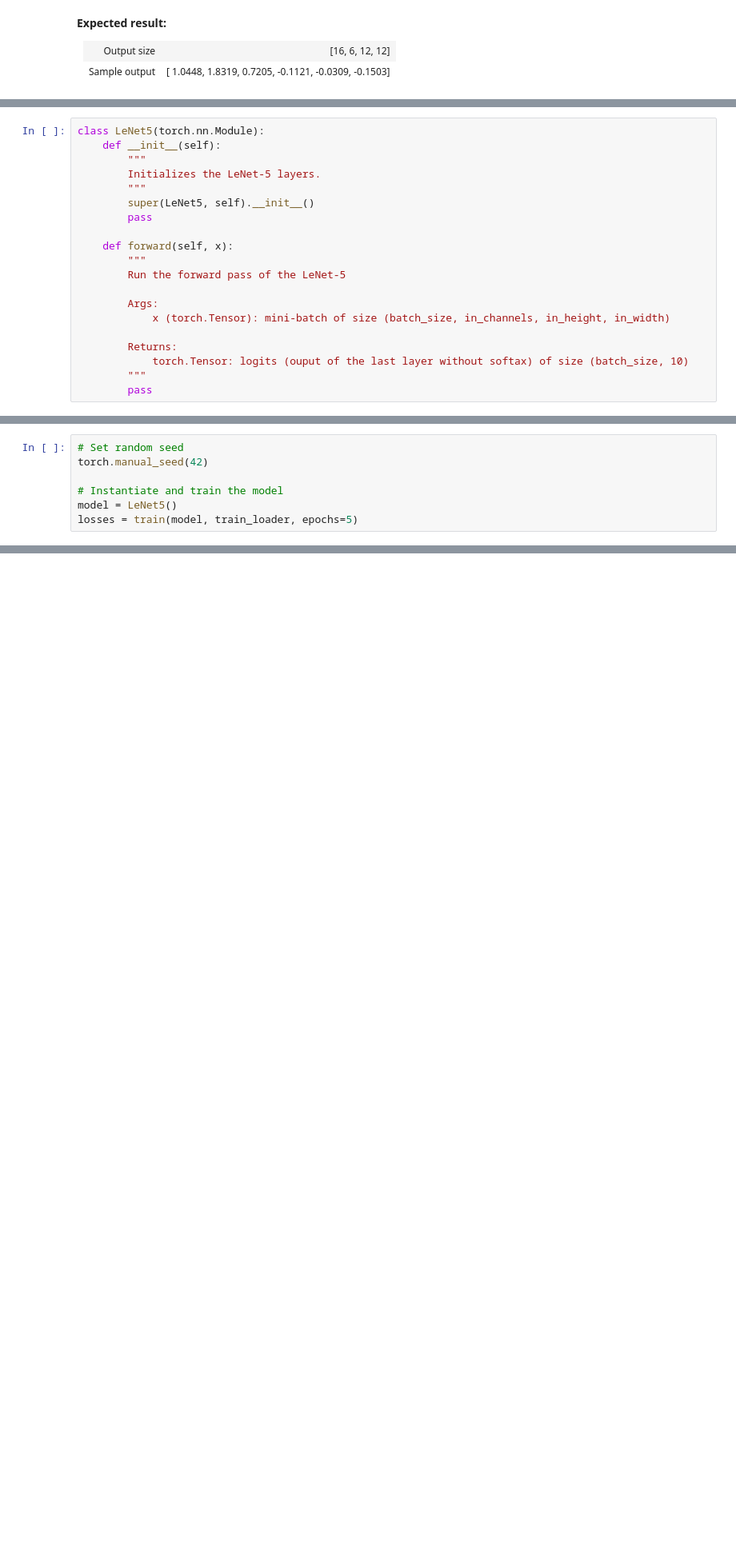
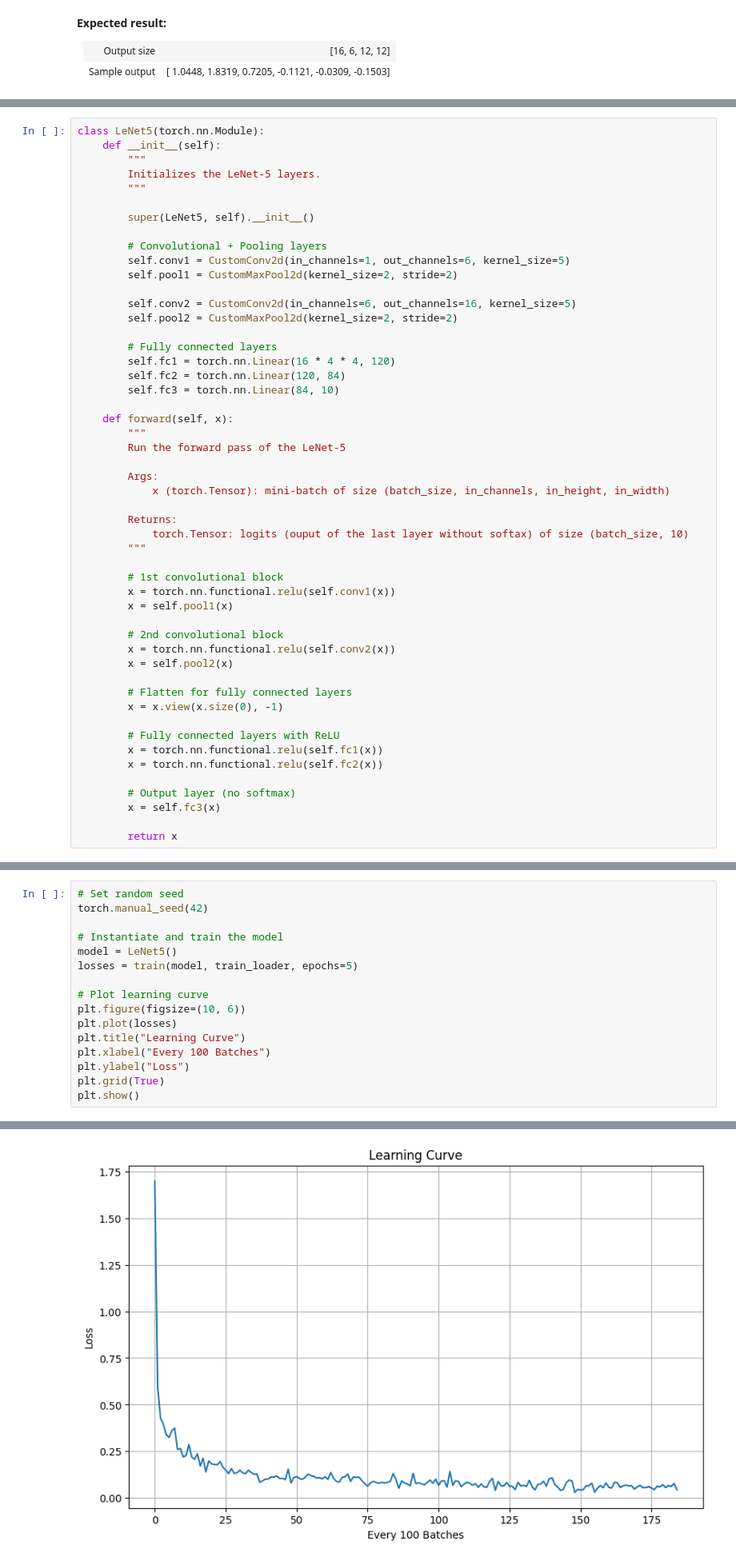
Before and after one commit to gabridulol/nn-and-dl, a Jupyter notebook: pa3_cnn.ipynb, the cells around one changed output, grey strips where cells are left out. Shown at 80% size. Saved outputs shown, nothing was run; the diff lists cells and outputs as text; blank space fills up the shorter version.

```diff
--- a/pa3_cnn.ipynb
+++ b/pa3_cnn.ipynb
@@ -358,8 +547,20 @@ class LeNet5(torch.nn.Module):
         """
         Initializes the LeNet-5 layers.
         """
+
         super(LeNet5, self).__init__()
-        pass
+
+        # Convolutional + Pooling layers
+        self.conv1 = CustomConv2d(in_channels=1, out_channels=6, kernel_size=5)
+        self.pool1 = CustomMaxPool2d(kernel_size=2, stride=2)
+
+        self.conv2 = CustomConv2d(in_channels=6, out_channels=16, kernel_size=5)
+        self.pool2 = CustomMaxPool2d(kernel_size=2, stride=2)
+
+        # Fully connected layers
+        self.fc1 = torch.nn.Linear(16 * 4 * 4, 120)
+        self.fc2 = torch.nn.Linear(120, 84)
+        self.fc3 = torch.nn.Linear(84, 10)
 
     def forward(self, x):
         """
@@ -371,7 +572,26 @@ class LeNet5(torch.nn.Module):
         Returns:
             torch.Tensor: logits (ouput of the last layer without softax) of size (batch_size, 10)
         """
-        pass
+
+        # 1st convolutional block
+        x = torch.nn.functional.relu(self.conv1(x))
+        x = self.pool1(x)
+
+        # 2nd convolutional block
+        x = torch.nn.functional.relu(self.conv2(x))
+        x = self.pool2(x)
+
+        # Flatten for fully connected layers
+        x = x.view(x.size(0), -1)
+
+        # Fully connected layers with ReLU
+        x = torch.nn.functional.relu(self.fc1(x))
+        x = torch.nn.functional.relu(self.fc2(x))
+
+        # Output layer (no softmax)
+        x = self.fc3(x)
+
+        return x
 # %%
 # Set random seed
 torch.manual_seed(42)
@@ -449,3 +713,13 @@ torch.manual_seed(42)
 # Instantiate and train the model
 model = LeNet5()
 losses = train(model, train_loader, epochs=5)
+
+# Plot learning curve
+plt.figure(figsize=(10, 6))
+plt.plot(losses)
+plt.title("Learning Curve")
+plt.xlabel("Every 100 Batches")
+plt.ylabel("Loss")
+plt.grid(True)
+plt.show()
+# %% [output]
@@ -452,3 +743,4 @@ losses = train(model, train_loader, epochs=5)
+[figure, added]
 # %% [markdown]
 **Expected result:**
 
```
Also changed, not shown: parts of 16 cells of this notebook, 8 other files.
